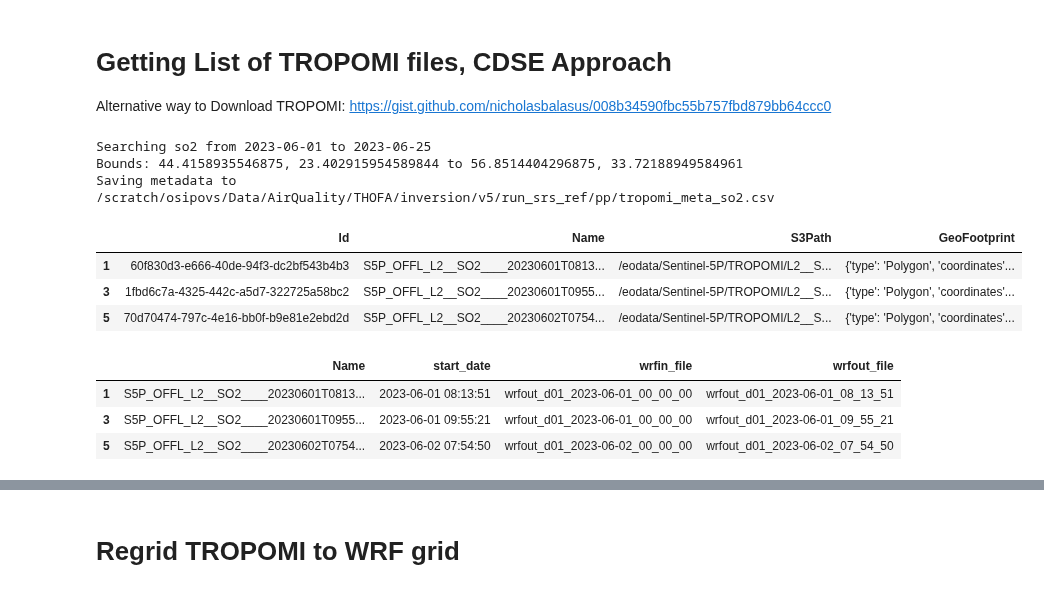
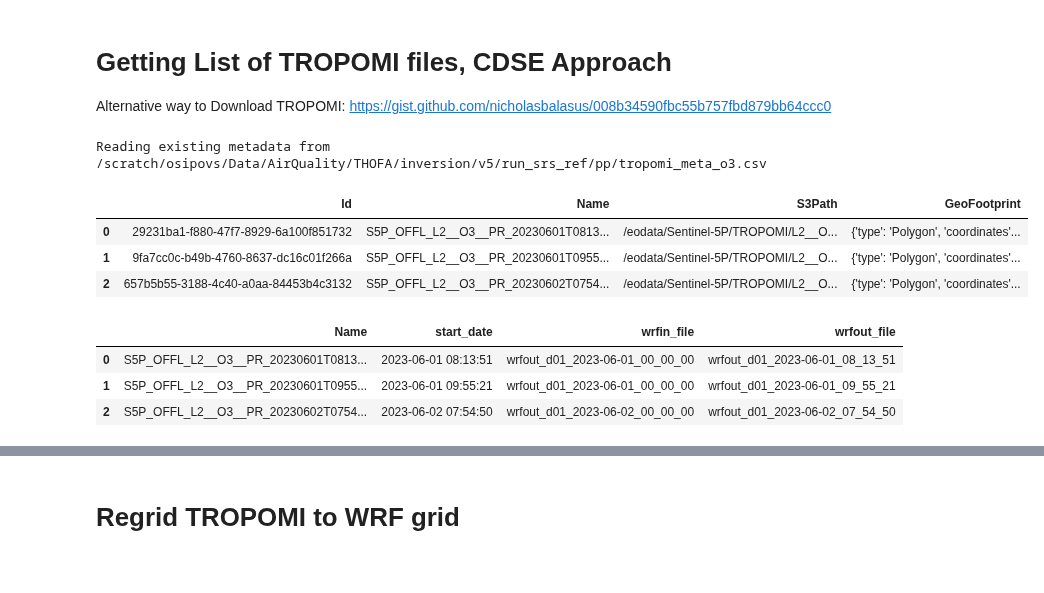
Before and after one commit to SeregaOsipov/ClimPy, a Jupyter notebook: climpy/wrf/derive_tropomi_like_diags_for_wrf.ipynb, the cells around one changed output, grey strips where cells are left out. Cells and saved outputs as stored; diff of their text form; code cells hidden in the pictures.

```diff
--- a/climpy/wrf/derive_tropomi_like_diags_for_wrf.ipynb
+++ b/climpy/wrf/derive_tropomi_like_diags_for_wrf.ipynb
@@ -15,6 +15,7 @@ import xarray as xr
 from pathlib import Path
 import glob, os
 from datetime import datetime
+import pandas as pd
 
 
 '''
@@ -33,13 +34,16 @@ thofa_defaults = SimpleNamespace(
     # wrf_output_folder_path = '/scratch/osipovs/Data/AirQuality/THOFA/inversion/v5/run_srs_revised/',
     wrf_filter_dates = [datetime(2023, 6, 1), datetime(2023, 6, 25)]  # last wrfout file is not full. Tropomi-like diags break
 )
-ch4_settings, no2_settings, so2_settings = get_tropomi_configs()
+ch4_settings, no2_settings, so2_settings, o3_settings = get_tropomi_configs()
 thofa_ch4_config = SimpleNamespace(**{**vars(thofa_defaults), **vars(ch4_settings)})
 thofa_no2_config = SimpleNamespace(**{**vars(thofa_defaults), **vars(no2_settings)})
 thofa_so2_config = SimpleNamespace(**{**vars(thofa_defaults), **vars(so2_settings)})
+thofa_o3_config = SimpleNamespace(**{**vars(thofa_defaults), **vars(o3_settings)})
+
 config = thofa_ch4_config
-# config = thofa_no2_config
+config = thofa_no2_config
 config = thofa_so2_config
+config = thofa_o3_config
 # %% [output]
 ERROR 1: PROJ: proj_create_from_database: Open of /home/osipovs/apps/mambaforge/envs/py310/share/proj failed
 # %% [markdown]
@@ -47,34 +51,35 @@ ERROR 1: PROJ: proj_create_from_database: Open of /home/osipovs/apps/mambaforge/
 
 Alternative way to Download TROPOMI: https://gist.github.com/nicholasbalasus/008b34590fbc55b757fbd879bb64ccc0
 # %%
-meta_df = fetch_tropomi_from_wrf_folder(config.diag_key, config.wrf_output_folder_path)#, wrf_date_format='%Y-%m-%d_%H:%M:%S')
-if config.wrf_filter_dates: meta_df = meta_df[meta_df['start_date'].between(config.wrf_filter_dates[0], config.wrf_filter_dates[1])]
+config.meta_fp = config.wrf_output_folder_path + 'pp/tropomi_meta_{}.csv'.format(config.diag_key.lower())
+if os.path.exists(config.meta_fp):
+    print('Reading existing metadata from {}'.format(config.meta_fp))
+    meta_df = pd.read_csv(config.meta_fp)
+else:
+    meta_df = fetch_tropomi_from_wrf_folder(config)#, wrf_date_format='%Y-%m-%d_%H:%M:%S')
+    if config.wrf_filter_dates: meta_df = meta_df[meta_df['start_date'].between(config.wrf_filter_dates[0], config.wrf_filter_dates[1])]
 
-# Build the WRF post-processing list to derive TROPOMI-like diagnostics
-meta_df['wrfin_file'] = meta_df['start_date'].apply(lambda x: x.strftime('wrfout_d01_%Y-%m-%d_00_00_00'))  # name of the wrf output
-meta_df['wrfout_file'] = meta_df['start_date'].apply(lambda x: x.strftime('wrfout_d01_%Y-%m-%d_%H_%M_%S'))  # name for the pp-ed wrf file
+    # Build the WRF post-processing list to derive TROPOMI-like diagnostics
+    meta_df['wrfin_file'] = meta_df['start_date'].apply(lambda x: x.strftime('wrfout_d01_%Y-%m-%d_00_00_00'))  # name of the wrf output
+    meta_df['wrfout_file'] = meta_df['start_date'].apply(lambda x: x.strftime('wrfout_d01_%Y-%m-%d_%H_%M_%S'))  # name for the pp-ed wrf file
 
-# Save list of files for processing
-config.meta_fp = config.wrf_output_folder_path + 'pp/tropomi_meta_{}.csv'.format(config.diag_key.lower())
-print('Saving metadata to \n{}'.format(config.meta_fp))
-Path(config.meta_fp).parent.mkdir(parents=True, exist_ok=True)  # # 2. Extract the parent directory and create it
-meta_df.to_csv(config.meta_fp, index=False)#, header=['Name'])
+    # Save list of files for processing
+    print('Saving metadata to \n{}'.format(config.meta_fp))
+    Path(config.meta_fp).parent.mkdir(parents=True, exist_ok=True)  # # 2. Extract the parent directory and create it
+    meta_df.to_csv(config.meta_fp, index=False)#, header=['Name'])
 
 display(meta_df[['Id', 'Name', 'S3Path', 'GeoFootprint']].head(3))
 display(meta_df[['Name', 'start_date', 'wrfin_file' , 'wrfout_file']].head(3))
 # %% [output]
-Searching so2 from 2023-06-01 to 2023-06-25
-Bounds: 44.4158935546875, 23.402915954589844 to 56.8514404296875, 33.72188949584961
-Saving metadata to
-/scratch/osipovs/Data/AirQuality/THOFA/inversion/v5/run_srs_ref/pp/tropomi_meta_so2.csv
+Reading existing metadata from /scratch/osipovs/Data/AirQuality/THOFA/inversion/v5/run_srs_ref/pp/tropomi_meta_o3.csv
 |  | Id | Name | S3Path | GeoFootprint |
-| 1 | 60f830d3-e666-40de-94f3-dc2bf543b4b3 | S5P_OFFL_L2__SO2____20230601T0813... | /eodata/Sentinel-5P/TROPOMI/L2__S... | {'type': 'Polygon', 'coordinates'... |
-| 3 | 1fbd6c7a-4325-442c-a5d7-322725a58bc2 | S5P_OFFL_L2__SO2____20230601T0955... | /eodata/Sentinel-5P/TROPOMI/L2__S... | {'type': 'Polygon', 'coordinates'... |
-| 5 | 70d70474-797c-4e16-bb0f-b9e81e2ebd2d | S5P_OFFL_L2__SO2____20230602T0754... | /eodata/Sentinel-5P/TROPOMI/L2__S... | {'type': 'Polygon', 'coordinates'... |
+| 0 | 29231ba1-f880-47f7-8929-6a100f851732 | S5P_OFFL_L2__O3__PR_20230601T0813... | /eodata/Sentinel-5P/TROPOMI/L2__O... | {'type': 'Polygon', 'coordinates'... |
+| 1 | 9fa7cc0c-b49b-4760-8637-dc16c01f266a | S5P_OFFL_L2__O3__PR_20230601T0955... | /eodata/Sentinel-5P/TROPOMI/L2__O... | {'type': 'Polygon', 'coordinates'... |
+| 2 | 657b5b55-3188-4c40-a0aa-84453b4c3132 | S5P_OFFL_L2__O3__PR_20230602T0754... | /eodata/Sentinel-5P/TROPOMI/L2__O... | {'type': 'Polygon', 'coordinates'... |
 |  | Name | start_date | wrfin_file | wrfout_file |
-| 1 | S5P_OFFL_L2__SO2____20230601T0813... | 2023-06-01 08:13:51 | wrfout_d01_2023-06-01_00_00_00 | wrfout_d01_2023-06-01_08_13_51 |
-| 3 | S5P_OFFL_L2__SO2____20230601T0955... | 2023-06-01 09:55:21 | wrfout_d01_2023-06-01_00_00_00 | wrfout_d01_2023-06-01_09_55_21 |
-| 5 | S5P_OFFL_L2__SO2____20230602T0754... | 2023-06-02 07:54:50 | wrfout_d01_2023-06-02_00_00_00 | wrfout_d01_2023-06-02_07_54_50 |
+| 0 | S5P_OFFL_L2__O3__PR_20230601T0813... | 2023-06-01 08:13:51 | wrfout_d01_2023-06-01_00_00_00 | wrfout_d01_2023-06-01_08_13_51 |
+| 1 | S5P_OFFL_L2__O3__PR_20230601T0955... | 2023-06-01 09:55:21 | wrfout_d01_2023-06-01_00_00_00 | wrfout_d01_2023-06-01_09_55_21 |
+| 2 | S5P_OFFL_L2__O3__PR_20230602T0754... | 2023-06-02 07:54:50 | wrfout_d01_2023-06-02_00_00_00 | wrfout_d01_2023-06-02_07_54_50 |
 # %%
 import eofetch
 
```
Also changed, not shown: parts of 3 cells of this notebook, 4 other files.
